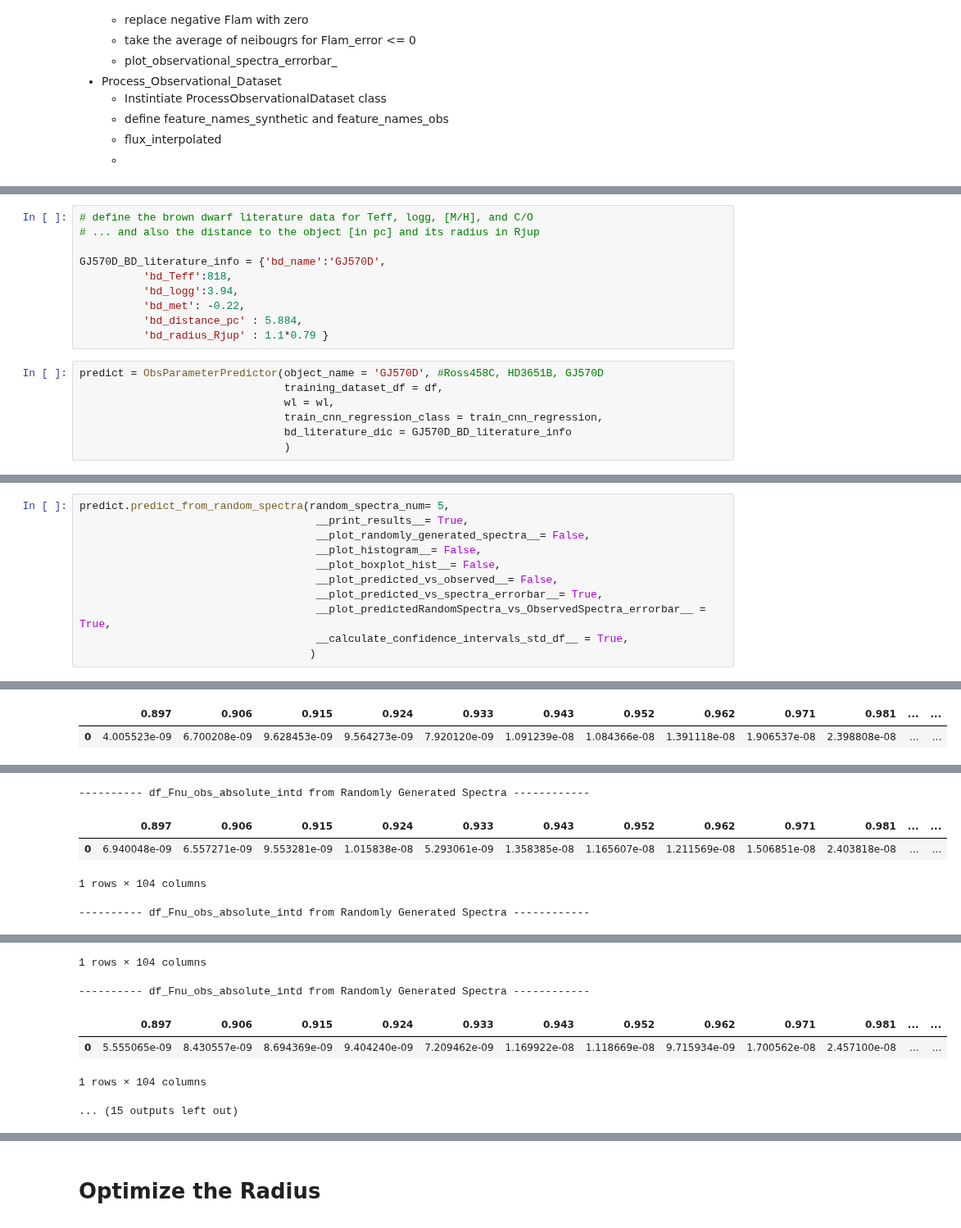
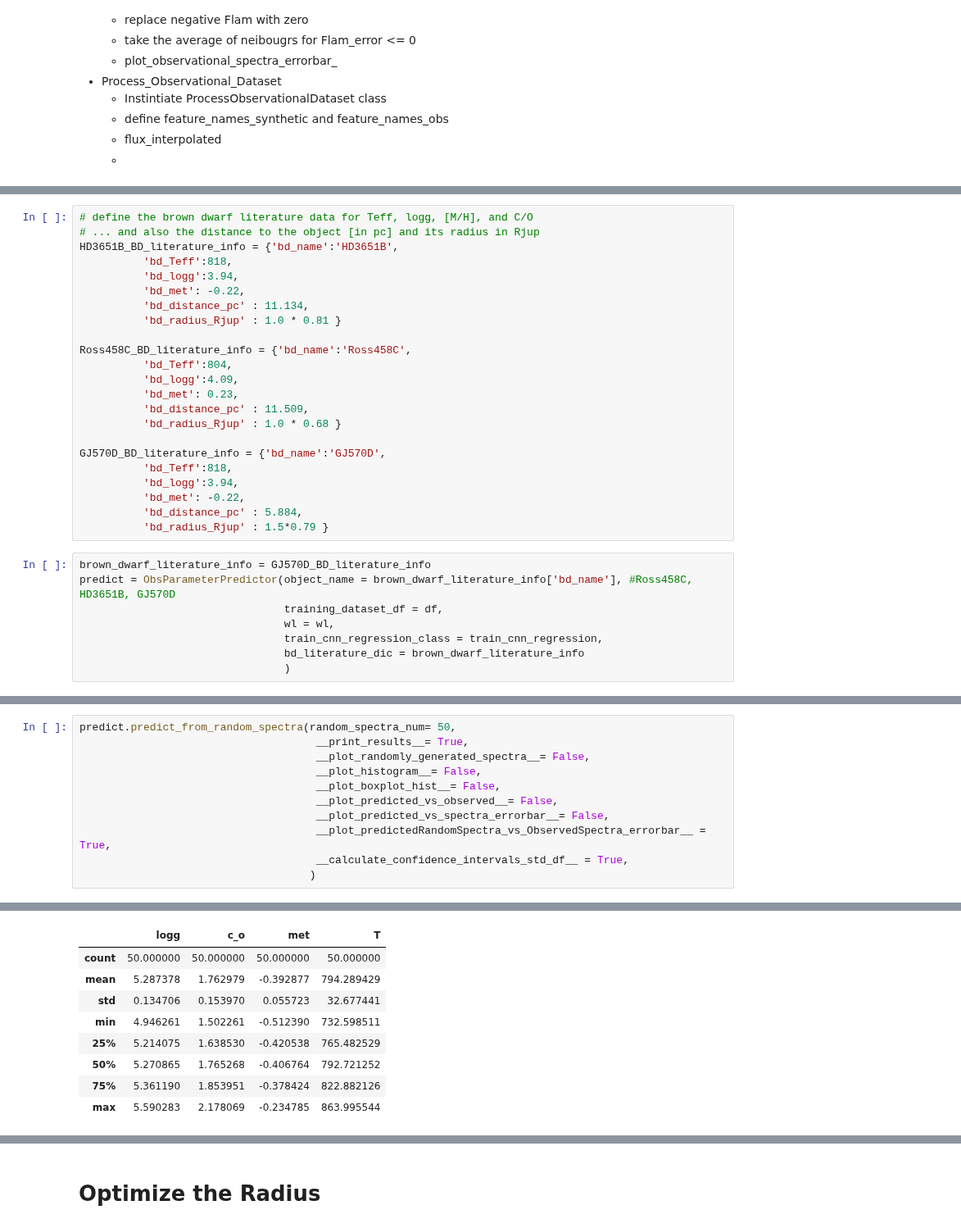
Before and after one commit to EhsanGharibNezhad/TelescopeML, a Jupyter notebook: notebooks/Predict_BrownDwarf_Parameters.ipynb, the cells around one changed output, grey strips where cells are left out. Shown at 82% size. Drawn from its saved outputs; the diff is of its cells as text.

Commit message:
UPDATE notebooks/Predict_BrownDwarf_Parameters.ipynb to work with the MODIFIED modules

```diff
--- a/notebooks/Predict_BrownDwarf_Parameters.ipynb
+++ b/notebooks/Predict_BrownDwarf_Parameters.ipynb
@@ -1298,19 +277,33 @@ for R in [.1, .3, .5, .7, 1., 2.]:
 # %%
 # define the brown dwarf literature data for Teff, logg, [M/H], and C/O
 # ... and also the distance to the object [in pc] and its radius in Rjup
+HD3651B_BD_literature_info = {'bd_name':'HD3651B',
+          'bd_Teff':818,
+          'bd_logg':3.94,
+          'bd_met': -0.22,
+          'bd_distance_pc' : 11.134,
+          'bd_radius_Rjup' : 1.0 * 0.81 }
+
+Ross458C_BD_literature_info = {'bd_name':'Ross458C',
+          'bd_Teff':804,
+          'bd_logg':4.09,
+          'bd_met': 0.23,
+          'bd_distance_pc' : 11.509,
+          'bd_radius_Rjup' : 1.0 * 0.68 }
 
 GJ570D_BD_literature_info = {'bd_name':'GJ570D',
           'bd_Teff':818,
           'bd_logg':3.94,
           'bd_met': -0.22,
           'bd_distance_pc' : 5.884,
-          'bd_radius_Rjup' : 1.1*0.79 }
+          'bd_radius_Rjup' : 1.5*0.79 }
 # %%
-predict = ObsParameterPredictor(object_name = 'GJ570D', #Ross458C, HD3651B, GJ570D
+brown_dwarf_literature_info = GJ570D_BD_literature_info
+predict = ObsParameterPredictor(object_name = brown_dwarf_literature_info['bd_name'], #Ross458C, HD3651B, GJ570D
                                 training_dataset_df = df,
                                 wl = wl,
                                 train_cnn_regression_class = train_cnn_regression,
-                                bd_literature_dic = GJ570D_BD_literature_info
+                                bd_literature_dic = brown_dwarf_literature_info
                                 )
 # %%
 predict.load_observational_spectra()
@@ -1370,11 +335,11 @@ predict.df_Fnu_obs_absolute_intd
 # %%
-predict.predict_from_random_spectra(random_spectra_num= 5,
+predict.predict_from_random_spectra(random_spectra_num= 50,
                                      __print_results__= True,
                                      __plot_randomly_generated_spectra__= False,
                                      __plot_histogram__= False,
                                      __plot_boxplot_hist__= False,
                                      __plot_predicted_vs_observed__= False,
-                                     __plot_predicted_vs_spectra_errorbar__= True,
+                                     __plot_predicted_vs_spectra_errorbar__= False,
                                      __plot_predictedRandomSpectra_vs_ObservedSpectra_errorbar__ = True,
                                      __calculate_confidence_intervals_std_df__ = True,
                                     )
@@ -1383,2 +355,9 @@ predict.predict_from_random_spectra(random_spectra_num= 5,
-|  | 0.897 | 0.906 | 0.915 | 0.924 | 0.933 | 0.943 | 0.952 | 0.962 | 0.971 | 0.981 | ... | ... |
-| 0 | 4.005523e-09 | 6.700208e-09 | 9.628453e-09 | 9.564273e-09 | 7.920120e-09 | 1.091239e-08 | 1.084366e-08 | 1.391118e-08 | 1.906537e-08 | 2.398808e-08 | ... | ... |
+|  | logg | c_o | met | T |
+| count | 50.000000 | 50.000000 | 50.000000 | 50.000000 |
+| mean | 5.287378 | 1.762979 | -0.392877 | 794.289429 |
+| std | 0.134706 | 0.153970 | 0.055723 | 32.677441 |
+| min | 4.946261 | 1.502261 | -0.512390 | 732.598511 |
+| 25% | 5.214075 | 1.638530 | -0.420538 | 765.482529 |
+| 50% | 5.270865 | 1.765268 | -0.406764 | 792.721252 |
+| 75% | 5.361190 | 1.853951 | -0.378424 | 822.882126 |
+| max | 5.590283 | 2.178069 | -0.234785 | 863.995544 |
@@ -1386,5 +372,0 @@ predict.predict_from_random_spectra(random_spectra_num= 5,
----------- df_Fnu_obs_absolute_intd from Randomly Generated Spectra ------------
-|  | 0.897 | 0.906 | 0.915 | 0.924 | 0.933 | 0.943 | 0.952 | 0.962 | 0.971 | 0.981 | ... | ... |
-| 0 | 6.940048e-09 | 6.557271e-09 | 9.553281e-09 | 1.015838e-08 | 5.293061e-09 | 1.358385e-08 | 1.165607e-08 | 1.211569e-08 | 1.506851e-08 | 2.403818e-08 | ... | ... |
-1 rows × 104 columns
----------- df_Fnu_obs_absolute_intd from Randomly Generated Spectra ------------
@@ -1393,6 +378,0 @@ predict.predict_from_random_spectra(random_spectra_num= 5,
-1 rows × 104 columns
----------- df_Fnu_obs_absolute_intd from Randomly Generated Spectra ------------
-|  | 0.897 | 0.906 | 0.915 | 0.924 | 0.933 | 0.943 | 0.952 | 0.962 | 0.971 | 0.981 | ... | ... |
-| 0 | 5.555065e-09 | 8.430557e-09 | 8.694369e-09 | 9.404240e-09 | 7.209462e-09 | 1.169922e-08 | 1.118669e-08 | 9.715934e-09 | 1.700562e-08 | 2.457100e-08 | ... | ... |
-1 rows × 104 columns
-... (15 outputs left out)
```
Also changed, not shown: parts of 29 cells of this notebook.
